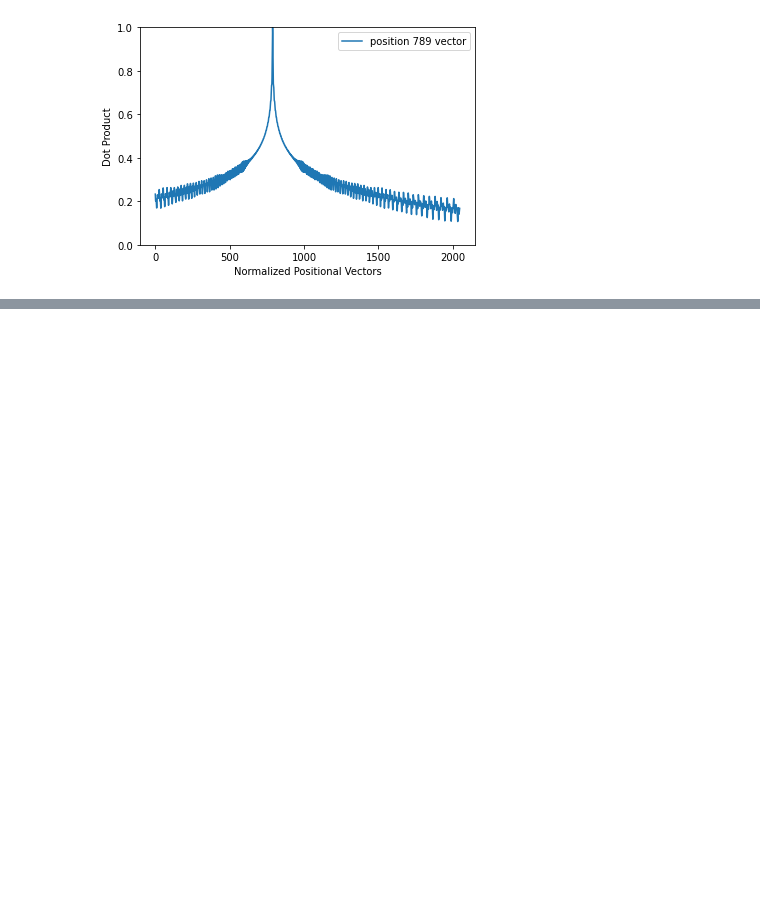
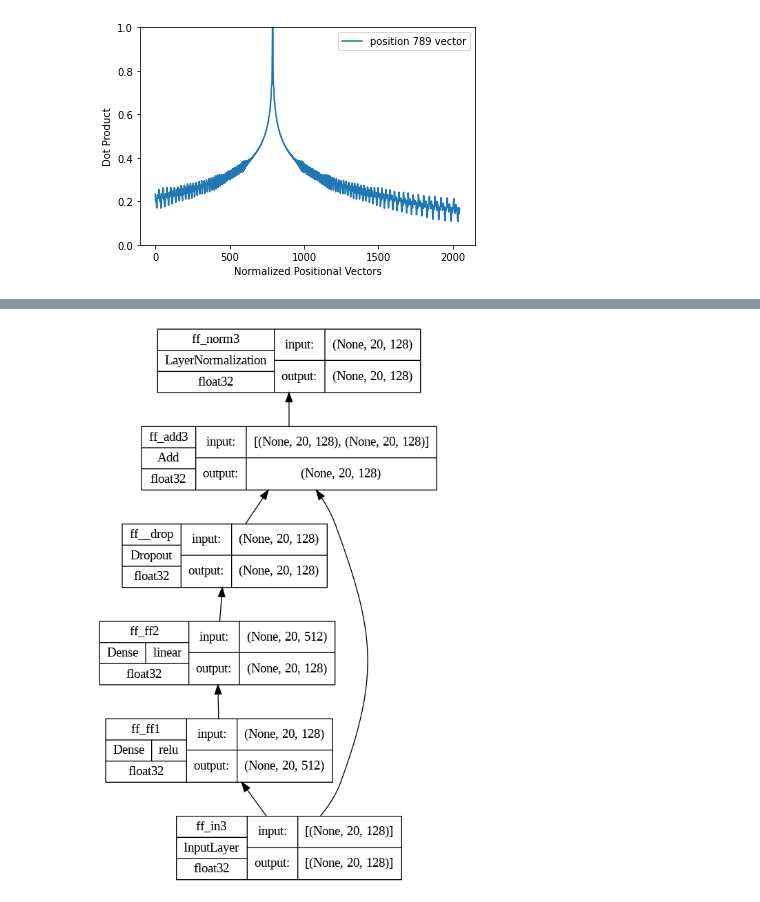
Before and after one commit to Tyler-Pickett/Transformer_with_Attention, a Jupyter notebook: Transformer_with_Attention.ipynb, the cells around one changed output, grey strips where cells are left out. Cells and saved outputs as stored; diff of their text form; code cells hidden in the pictures; blank space fills up the shorter version.

```diff
--- a/Transformer_with_Attention.ipynb
+++ b/Transformer_with_Attention.ipynb
@@ -504,0 +538,43 @@ tf.keras.utils.plot_model(model, "self_attention.png",
+# %%
+def feed_forward(input_shape, model_dim, ff_dim, dropout=0.1, prefix="ff"):
+  """
+  Feed-Forward layers at transformer encoder and decoder. Input must be the
+  output from an attention layer with add & norm, the output is the output
+  of one encoder or decoder block.
+
+  Args:
+    model_dim(int): Output dimension of the feed-forward layer, which is also
+                    the output dimension of the encoder/decoder block
+    ff_dim(int): Internal dimension of feed-forward layer
+    dropout(float): Dropout rate (Randomnly selected "neurons are ignored)
+    prefix(str): The prefix added to the layer names
+  """
+
+  # create layers
+  inputs = tf.keras.layers.Input(shape=input_shape, dtype='float32',
+                                 name=f"{prefix}_in3")
+  dense1 = tf.keras.layers.Dense(ff_dim, name=f"{prefix}_ff1", activation="relu")
+  dense2 = tf.keras.layers.Dense(model_dim, name=f"{prefix}_ff2")
+  drop = tf.keras.layers.Dropout(dropout, name=f"{prefix}__drop")
+  add = tf.keras.layers.Add(name=f"{prefix}_add3")
+
+  # functional API to connect input to output
+  ffout = drop(dense2(dense1(inputs)))
+  norm = tf.keras.layers.LayerNormalization(name=f"{prefix}_norm3")
+  outputs = norm(add([inputs, ffout]))
+
+  # create and return model
+  model = tf.keras.Model(inputs=inputs, outputs=outputs, name=f"{prefix}_ff")
+  return model
+
+seq_length = 20
+key_dim = 128
+ff_dim = 512
+
+model = feed_forward(input_shape=(seq_length, key_dim),
+                     model_dim=key_dim, ff_dim=ff_dim)
+tf.keras.utils.plot_model(model, "feedforward.png",
+                          show_shapes=True, show_dtype=True, show_layer_names=True,
+                          rankdir='BT', show_layer_activations=True)
+# %% [output]
+[figure, added]
```
Also changed, not shown: parts of 14 cells of this notebook.
